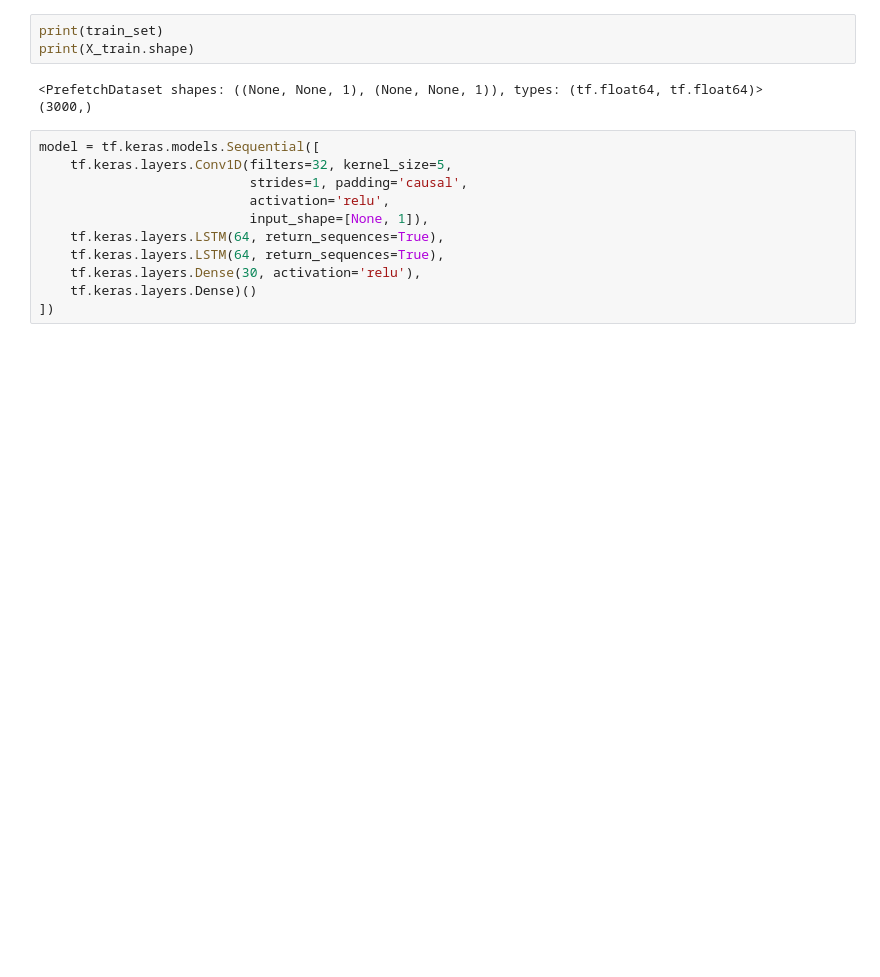
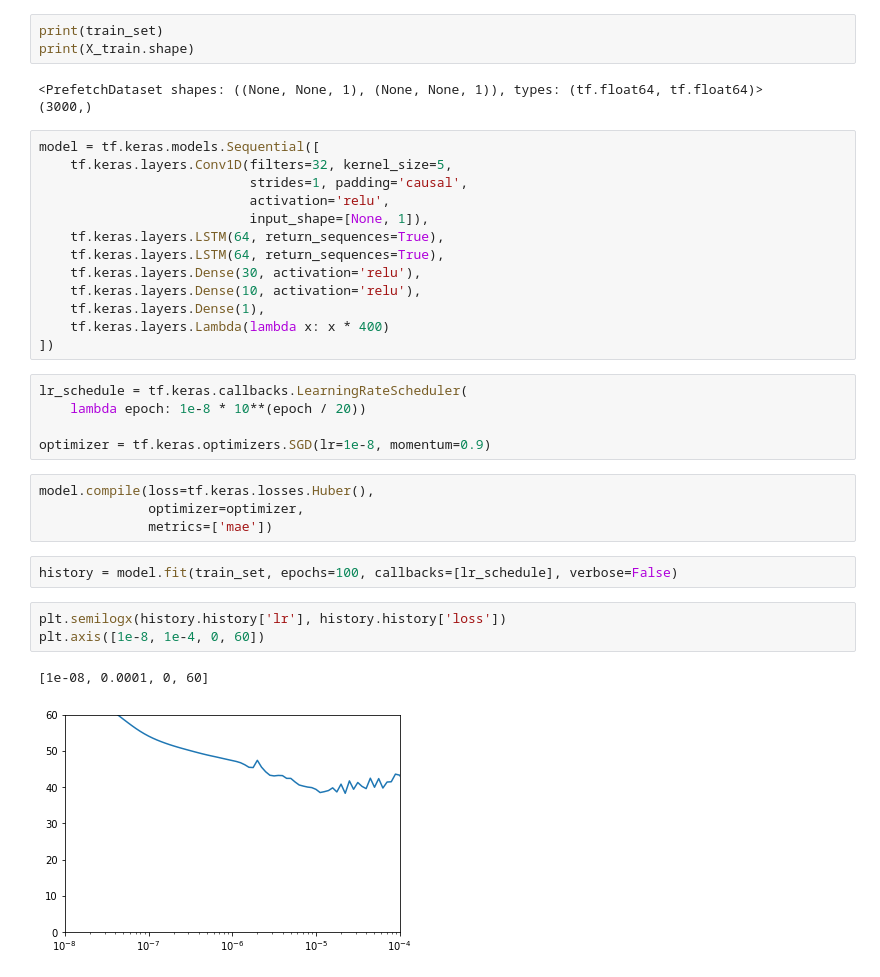
Before and after one commit to seanahmad/tensorflow-in-practice, a Jupyter notebook: sequence_models/sequence_model.ipynb, the cells around one changed output. Saved outputs shown, nothing was run; the diff lists cells and outputs as text; blank space fills up the shorter version.

```diff
--- a/sequence_models/sequence_model.ipynb
+++ b/sequence_models/sequence_model.ipynb
@@ -89,5 +89,24 @@ model = tf.keras.models.Sequential([
     tf.keras.layers.LSTM(64, return_sequences=True),
     tf.keras.layers.LSTM(64, return_sequences=True),
     tf.keras.layers.Dense(30, activation='relu'),
-    tf.keras.layers.Dense)()
+    tf.keras.layers.Dense(10, activation='relu'),
+    tf.keras.layers.Dense(1),
+    tf.keras.layers.Lambda(lambda x: x * 400)
 ])
+# %%
+lr_schedule = tf.keras.callbacks.LearningRateScheduler(
+    lambda epoch: 1e-8 * 10**(epoch / 20))
+
+optimizer = tf.keras.optimizers.SGD(lr=1e-8, momentum=0.9)
+# %%
+model.compile(loss=tf.keras.losses.Huber(),
+              optimizer=optimizer,
+              metrics=['mae'])
+# %%
+history = model.fit(train_set, epochs=100, callbacks=[lr_schedule], verbose=False)
+# %%
+plt.semilogx(history.history['lr'], history.history['loss'])
+plt.axis([1e-8, 1e-4, 0, 60])
+# %% [output]
+[1e-08, 0.0001, 0, 60]
+[figure, added]
```
Also changed, not shown: parts of 9 cells of this notebook.
